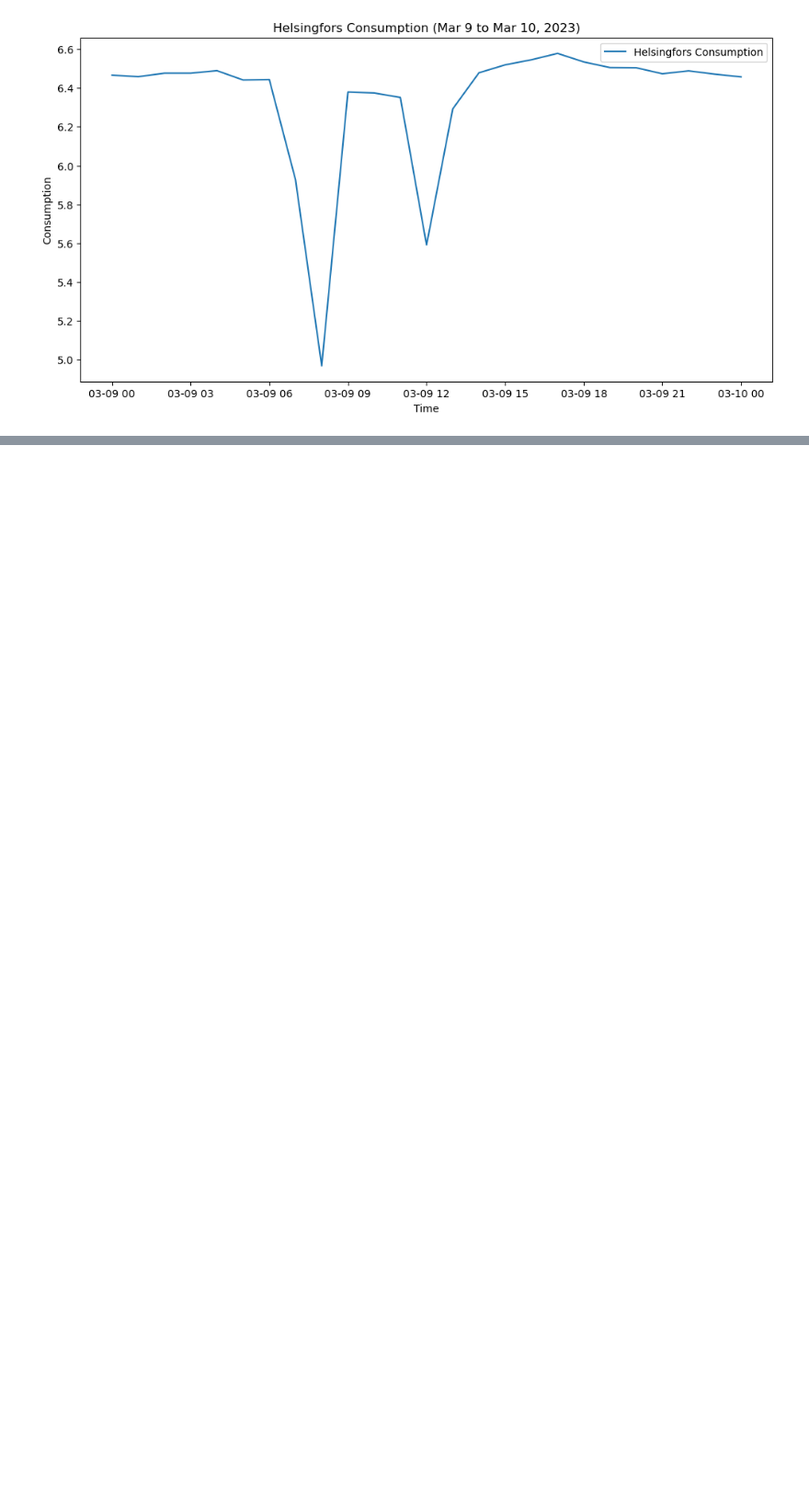
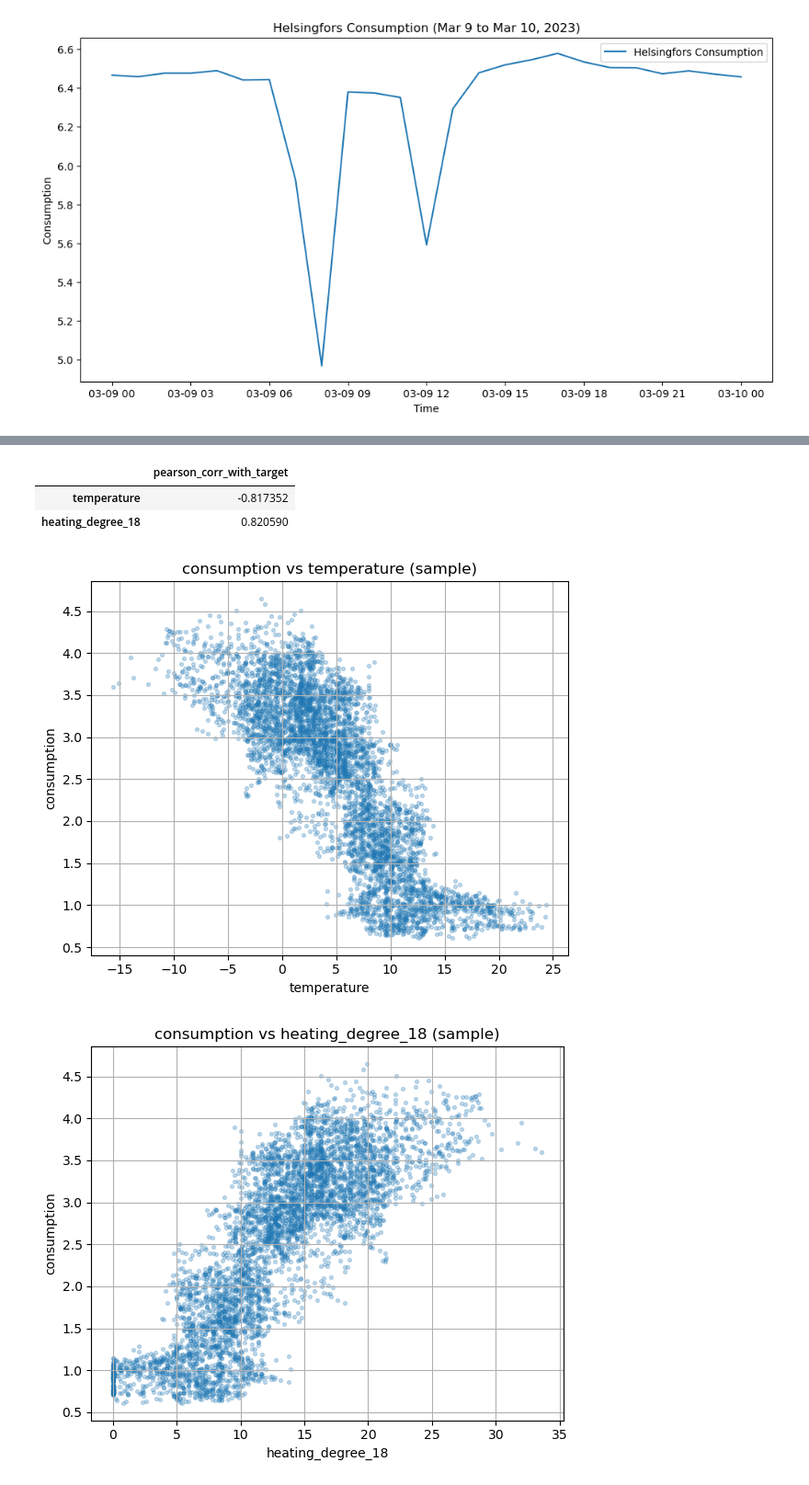
Before and after one commit to sagrimstad/EIT_G3, a Jupyter notebook: eda.ipynb, the cells around one changed output, grey strips where cells are left out. Shown at 92% size. Drawn from its saved outputs; the diff is of its cells as text; code cells hidden in the pictures; blank space fills up the shorter version.

```diff
--- a/eda.ipynb
+++ b/eda.ipynb
@@ -355,0 +688,33 @@ plt.show()
+# %%
+# ==========================================
+# Correlation analysis — 4) temperature relationship sanity check
+# ==========================================
+# Quick look at correlation between target and temperature/heating degree.
+# Note: can be nonlinear; correlation is only a rough check.
+
+import matplotlib.pyplot as plt
+
+temp_candidates = [c for c in ["temperature", "heating_degree_18"] if c in corr_df.columns]
+if len(temp_candidates) == 0:
+    print("No temperature columns found (temperature/heating_degree_18). Skipping.")
+else:
+    sub = corr_df[[target_col] + temp_candidates].corr(numeric_only=True)[target_col].drop(target_col)
+    display(sub.to_frame("pearson_corr_with_target"))
+
+    # scatter (sample)
+    sample = corr_df.sample(min(5000, len(corr_df)), random_state=42)
+    for c in temp_candidates:
+        plt.figure(figsize=(6, 5))
+        plt.scatter(sample[c], sample[target_col], s=8, alpha=0.25)
+        plt.title(f"{target_col} vs {c} (sample)")
+        plt.xlabel(c)
+        plt.ylabel(target_col)
+        plt.grid(True)
+        plt.tight_layout()
+        plt.show()
+# %% [output]
+|  | pearson_corr_with_target |
+| temperature | -0.817352 |
+| heating_degree_18 | 0.820590 |
+[figure, added]
+[figure, added]
```
Also changed, not shown: parts of 8 cells of this notebook.
